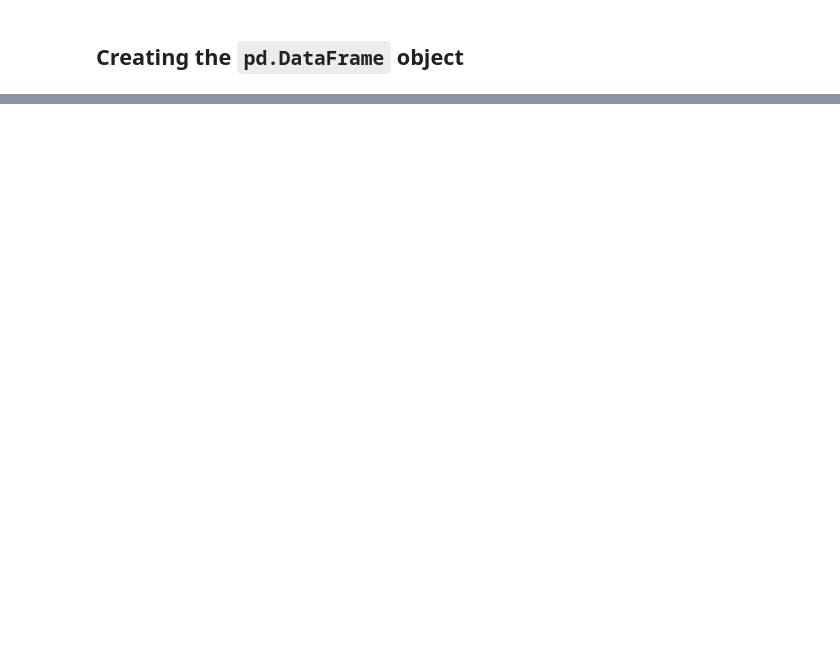
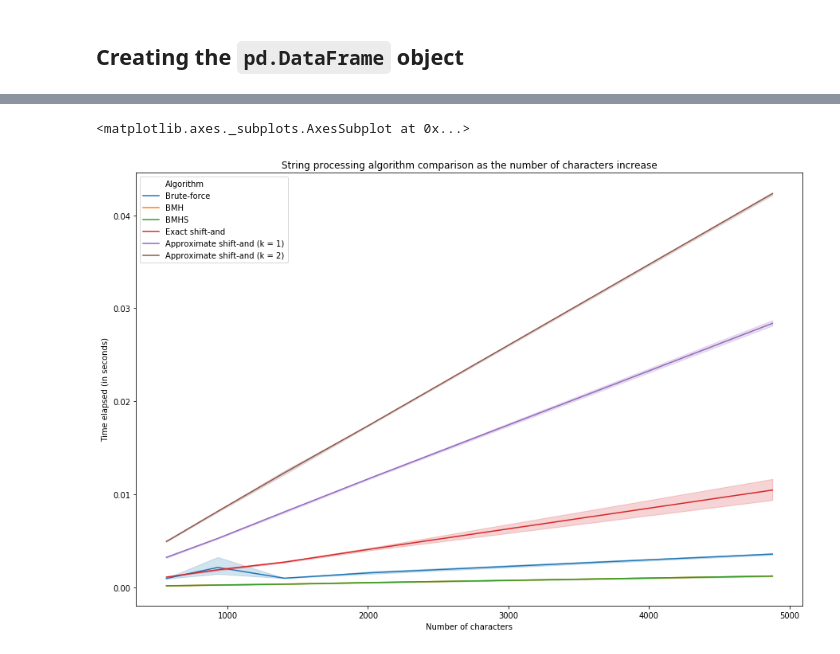
Before and after one commit to imatheussm/data-structures, a Jupyter notebook: String processing/benchmarking.ipynb, the cells around one changed output, grey strips where cells are left out. Cells and saved outputs as stored; diff of their text form; code cells hidden in the pictures; blank space fills up the shorter version.

```diff
--- a/String processing/benchmarking.ipynb
+++ b/String processing/benchmarking.ipynb
@@ -66,0 +61,44 @@ results
+# %%
+def testing():
+    for technique in algorithms:
+        for text in lengths:
+            if technique == "Brute-force":
+                results.loc[(technique, text),
+                            "Time elapsed (in seconds)"] = t.repeat(stmt=f"texts[{text}][0].new_brute_force()",
+                                                       globals=globals(), repeat=executions, number=1)
+            elif technique == "BMH":
+                results.loc[(technique, text),
+                            "Time elapsed (in seconds)"] = t.repeat(stmt=f"texts[{text}][0].new_BMH()",
+                                                       globals=globals(), repeat=executions, number=1)
+            elif technique == "BMHS":
+                results.loc[(technique, text),
+                            "Time elapsed (in seconds)"] = t.repeat(stmt=f"texts[{text}][0].new_BMHS()",
+                                                       globals=globals(), repeat=executions, number=1)
+            elif technique == "Exact shift-and":
+                results.loc[(technique, text),
+                            "Time elapsed (in seconds)"] = t.repeat(stmt=f"texts[{text}][0].ShiftAnd()",
+                                                       globals=globals(), repeat=executions, number=1)
+            elif technique == "Approximate shift-and (k = 1)":
+                results.loc[(technique, text),
+                            "Time elapsed (in seconds)"] = t.repeat(stmt=f"texts[{text}][1].ShiftAnd(1)",
+                                                       globals=globals(), repeat=executions, number=1)
+            elif technique == "Approximate shift-and (k = 2)":
+                results.loc[(technique, text),
+                            "Time elapsed (in seconds)"] = t.repeat(stmt=f"texts[{text}][1].ShiftAnd(2)",
+                                                       globals=globals(), repeat=executions, number=1)
+            else:
+                raise ValueError("What did just happen now?")
+
+    results.loc[:, "Time elapsed (in seconds)"] = results.loc[:, "Time elapsed (in seconds)"].astype(float)
+# %%
+testing()
+
+fig, axes = plt.subplots(1, 1, figsize=(15, 10))
+
+axes.set_title("String processing algorithm comparison as the number of characters increase")
+
+sns.lineplot(x="Number of characters", y="Time elapsed (in seconds)",
+             hue="Algorithm", data=results.reset_index(), ax=axes)
+# %% [output]
+<matplotlib.axes._subplots.AxesSubplot at 0x...>
+[figure, added]
```
Also changed, not shown: parts of 11 cells of this notebook.
